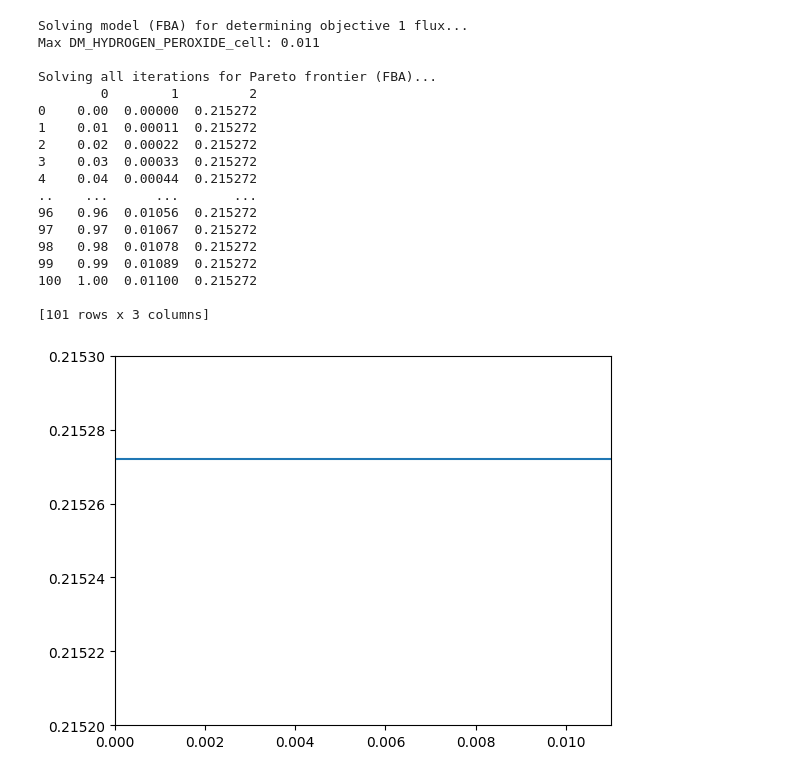
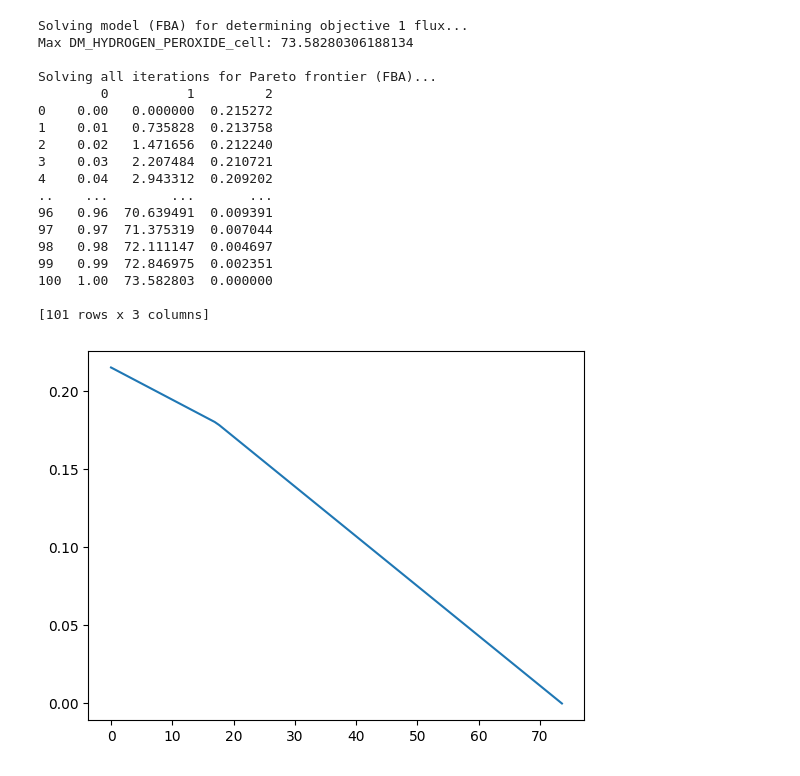
Before and after one commit to Subasree514/Flux_Simulations, a Jupyter notebook: exp_val.ipynb, the cells around one changed output. Saved outputs shown, nothing was run; the diff lists cells and outputs as text; code cells hidden in the pictures.

Commit message:
Constraints updated

```diff
--- a/exp_val.ipynb
+++ b/exp_val.ipynb
@@ -162,33 +108,62 @@ core_model.reactions.get_by_id('DM_SUPER_OXIDE_cell').upper_bound=0.018
+# %%
+## biotic
+h2o2_biotic = core_model.problem.Constraint(core_model.reactions.get_by_id("H2O2_p_demand").flux_expression + core_model.reactions.get_by_id("H2O2_m_demand").flux_expression + core_model.reactions.get_by_id("H2O2_x_demand").flux_expression + core_model.reactions.get_by_id("H2O2_e_demand").flux_expression, lb=0, ub=0.002339457096)
+core_model.add_cons_vars(h2o2_biotic)
+#
+o2s_biotic = core_model.problem.Constraint(core_model.reactions.get_by_id("Super_oxide_p_demand").flux_expression + core_model.reactions.get_by_id("Super_oxide_m_demand").flux_expression + core_model.reactions.get_by_id("Super_oxide_x_demand").flux_expression, lb=0, ub=0.00440746474)
+core_model.add_cons_vars(o2s_biotic)
+
+## drought
+#h2o2_drought = core_model.problem.Constraint(core_model.reactions.get_by_id("H2O2_p_demand").flux_expression + core_model.reactions.get_by_id("H2O2_m_demand").flux_expression + core_model.reactions.get_by_id("H2O2_x_demand").flux_expression + core_model.reactions.get_by_id("H2O2_e_demand").flux_expression, lb=0, ub=13.24)
+#core_model.add_cons_vars(h2o2_drought)
+
+##
+h2o2_uvb = core_model.problem.Constraint(core_model.reactions.get_by_id("H2O2_p_demand").flux_expression + core_model.reactions.get_by_id("H2O2_m_demand").flux_expression + core_model.reactions.get_by_id("H2O2_x_demand").flux_expression, lb=0, ub=7.476968447)
+#core_model.add_cons_vars(h2o2_uvb)
+#
+o2s_uvb = core_model.problem.Constraint(core_model.reactions.get_by_id("Super_oxide_p_demand").flux_expression + core_model.reactions.get_by_id("Super_oxide_m_demand").flux_expression + core_model.reactions.get_by_id("Super_oxide_x_demand").flux_expression, lb=0, ub=0.0001540487974)
+#core_model.add_cons_vars(o2s_uvb)
+
+## ellicitors
+h2o2_ell = core_model.problem.Constraint(core_model.reactions.get_by_id("H2O2_p_demand").flux_expression + core_model.reactions.get_by_id("H2O2_m_demand").flux_expression + core_model.reactions.get_by_id("H2O2_x_demand").flux_expression + core_model.reactions.get_by_id("H2O2_e_demand").flux_expression, lb=0, ub=0.03415905925)
+#core_model.add_cons_vars(h2o2_ell)
+#
+o2s_ell = core_model.problem.Constraint(core_model.reactions.get_by_id("Super_oxide_p_demand").flux_expression + core_model.reactions.get_by_id("Super_oxide_m_demand").flux_expression + core_model.reactions.get_by_id("Super_oxide_x_demand").flux_expression, lb=0, ub=0.00585384449)
+#core_model.add_cons_vars(o2s_ell)
+
+## Nitric oxide
+h2o2_demand = core_model.problem.Constraint(core_model.reactions.get_by_id("DM_NITRIC-OXIDE_cell").flux_expression, lb=0, ub=0.0001802061558)
+core_model.add_cons_vars(h2o2_demand)
 # %%
 ## plot pareto plot
 objective1 =  'DM_HYDROGEN_PEROXIDE_cell'
 objective2 =  'AraCore_Biomass_tx'
 solution_primary=pareto_analysis(core_model, objective1 = objective1, objective2=objective2, pareto_range = pareto_range, metric = metric)
 #pd.DataFrame(result_list).to_excel('results.xlsx')
 data=pd.DataFrame(solution_primary)
 print(data)
 plt.plot(data[1],data[2])
-plt.ylim([0.2152,0.2153])
-plt.xlim([0,0.011])
-plt.show()
+#plt.ylim([0.2152,0.2153])
+#plt.xlim([0,0.03])
+plt.show()##
 #objs_rs=[AraCore_Biomass_tx 'Phloem_output_tx','DM_NITRIC-OXIDE_cell','DM_HS_cell','DM_SUPER_OXIDE_cell','DM_HC00250_cell','DM_CPD0-1395_cell','DM_SO3_cell','DM_CPD-12377_cell','DM_HYDROGEN_PEROXIDE_cell','DM_ho2_rad_cell']
 # %% [output]
 Solving model (FBA) for determining objective 1 flux...
-Max DM_HYDROGEN_PEROXIDE_cell: 0.011
+Max DM_HYDROGEN_PEROXIDE_cell: 73.58280306188134
 
 Solving all iterations for Pareto frontier (FBA)...
-        0        1         2
-0    0.00  0.00000  0.215272
-1    0.01  0.00011  0.215272
-2    0.02  0.00022  0.215272
-3    0.03  0.00033  0.215272
-4    0.04  0.00044  0.215272
-..    ...      ...       ...
-96   0.96  0.01056  0.215272
-97   0.97  0.01067  0.215272
-98   0.98  0.01078  0.215272
-99   0.99  0.01089  0.215272
-100  1.00  0.01100  0.215272
+        0          1         2
+0    0.00   0.000000  0.215272
+1    0.01   0.735828  0.213758
+2    0.02   1.471656  0.212240
+3    0.03   2.207484  0.210721
+4    0.04   2.943312  0.209202
+..    ...        ...       ...
+96   0.96  70.639491  0.009391
+97   0.97  71.375319  0.007044
+98   0.98  72.111147  0.004697
+99   0.99  72.846975  0.002351
+100  1.00  73.582803  0.000000
 
 [101 rows x 3 columns]
-[figure, old version]
+[figure, new version]
```
Also changed, not shown: parts of 4 cells of this notebook, 3 other files.
